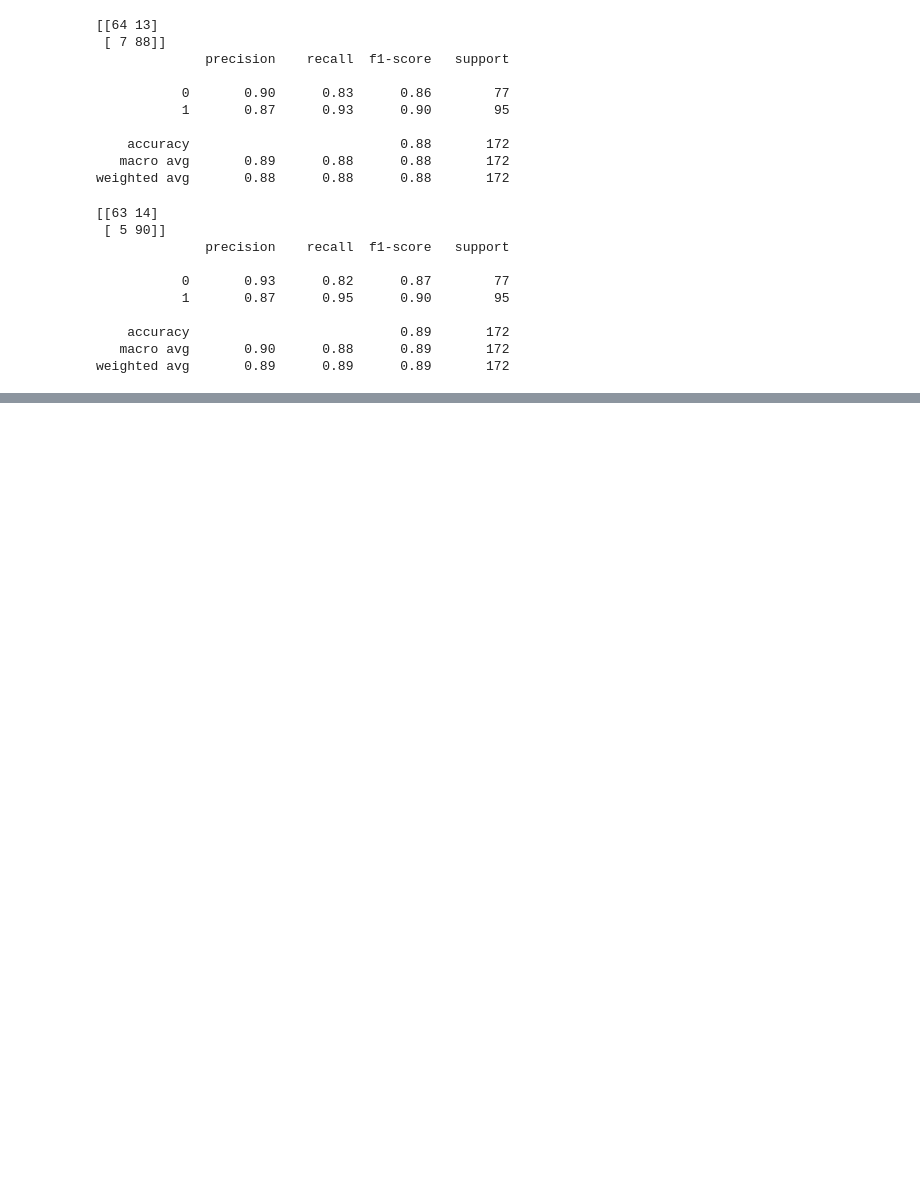
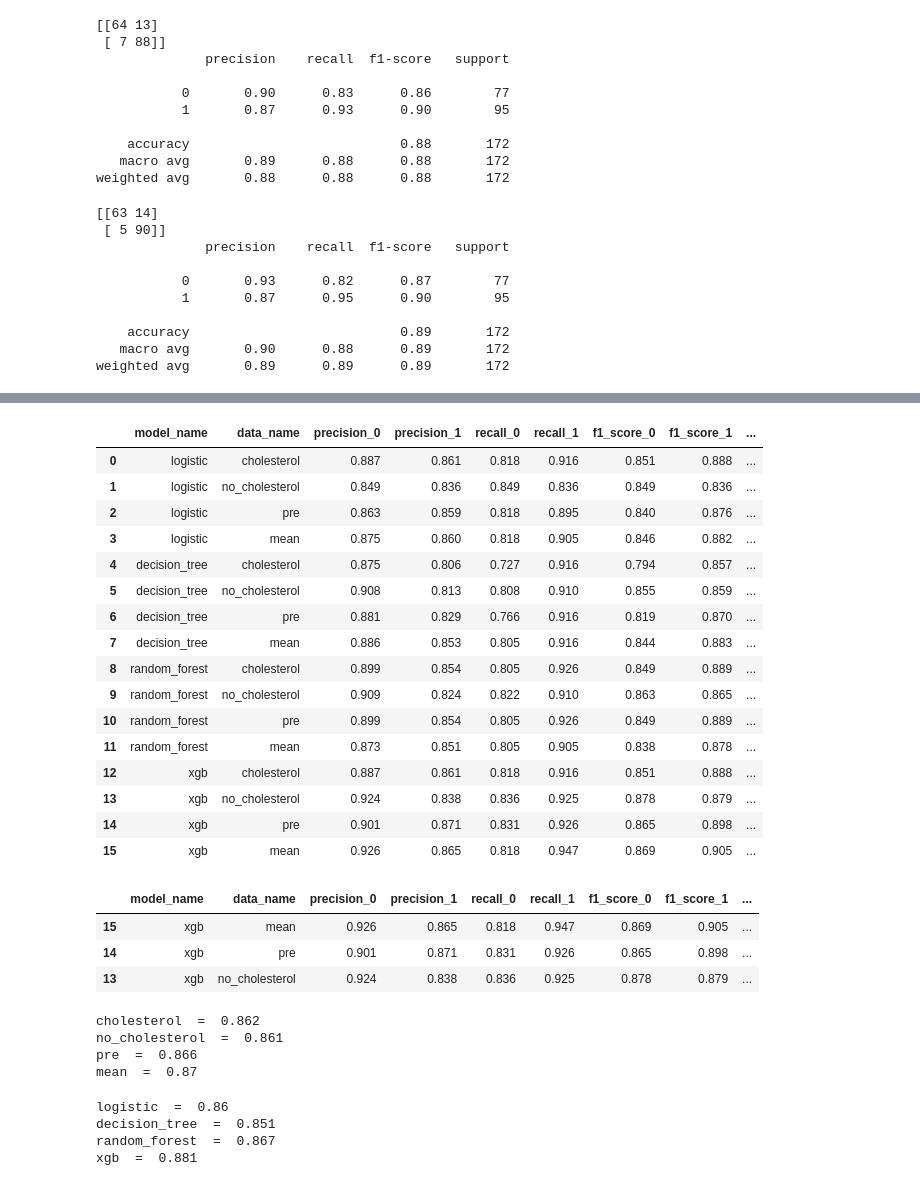
Before and after one commit to pauljo13/Heart-Disease-AI-kaggle, a Jupyter notebook: hd.ipynb, the cells around one changed output, grey strips where cells are left out. Cells and saved outputs as stored; diff of their text form; code cells hidden in the pictures; blank space fills up the shorter version.

```diff
--- a/hd.ipynb
+++ b/hd.ipynb
@@ -972,0 +996,13 @@ weighted avg       0.89      0.89      0.89       172
+# %%
+x_list = [[xc_tain, xn_tain, xp_tain, xm_tain],
+          [xc_val , xn_val , xp_val, xm_val],
+          [xc_teat , xn_teat , xp_teat, xm_teat]]
+
+y_list = [[yc_tain, yn_tain, yp_tain, ym_tain],
+          [yc_val, yn_val, yp_val, ym_val],
+          [yc_test, yn_test, yp_test, ym_test]]
+
+pred_list = [[log_pred_c,log_pred_n, log_pred_p, log_pred_m],
+             [dec_pred_c,dec_pred_n,dec_pred_p,dec_pred_m],
+             [rand_pred_c,rand_pred_n,rand_pred_p,rand_pred_m],
+             [xgb_pred_c,xgb_pred_n,xgb_pred_p,xgb_pred_m]]
@@ -972,0 +1032,67 @@ weighted avg       0.89      0.89      0.89       172
+# %%
+def reportResult(taget,code):
+    result = []
+    if taget == -1:
+        for i in range(4):
+            for j in range(4):
+                result.append(round(classification_report(y_list[1][j], pred_list[i][j], output_dict=True)[code],3))
+    else:
+        for i in range(4):
+            for j in range(4):
+                result.append(round(classification_report(y_list[1][j], pred_list[i][j], output_dict=True)[taget][code],3))
+    return result
+# %%
+for i in report_df.columns[2:]:
+    if "_" in i:
+        taget = i.split("_")[-1]
+        if i.count("_") == 2:
+            code = "-".join(i.split("_")[0:2])
+        else:
+            code = i.split("_")[0]
+    else:
+        taget = -1
+        code = i.split("_")[0]
+    report_df[i] = reportResult(taget,code)
+report_df
+# %% [output]
+|  | model_name | data_name | precision_0 | precision_1 | recall_0 | recall_1 | f1_score_0 | f1_score_1 | ... |
+| 0 | logistic | cholesterol | 0.887 | 0.861 | 0.818 | 0.916 | 0.851 | 0.888 | ... |
+| 1 | logistic | no_cholesterol | 0.849 | 0.836 | 0.849 | 0.836 | 0.849 | 0.836 | ... |
+| 2 | logistic | pre | 0.863 | 0.859 | 0.818 | 0.895 | 0.840 | 0.876 | ... |
+| 3 | logistic | mean | 0.875 | 0.860 | 0.818 | 0.905 | 0.846 | 0.882 | ... |
+| 4 | decision_tree | cholesterol | 0.875 | 0.806 | 0.727 | 0.916 | 0.794 | 0.857 | ... |
+| 5 | decision_tree | no_cholesterol | 0.908 | 0.813 | 0.808 | 0.910 | 0.855 | 0.859 | ... |
+| 6 | decision_tree | pre | 0.881 | 0.829 | 0.766 | 0.916 | 0.819 | 0.870 | ... |
+| 7 | decision_tree | mean | 0.886 | 0.853 | 0.805 | 0.916 | 0.844 | 0.883 | ... |
+| 8 | random_forest | cholesterol | 0.899 | 0.854 | 0.805 | 0.926 | 0.849 | 0.889 | ... |
+| 9 | random_forest | no_cholesterol | 0.909 | 0.824 | 0.822 | 0.910 | 0.863 | 0.865 | ... |
+| 10 | random_forest | pre | 0.899 | 0.854 | 0.805 | 0.926 | 0.849 | 0.889 | ... |
+| 11 | random_forest | mean | 0.873 | 0.851 | 0.805 | 0.905 | 0.838 | 0.878 | ... |
+| 12 | xgb | cholesterol | 0.887 | 0.861 | 0.818 | 0.916 | 0.851 | 0.888 | ... |
+| 13 | xgb | no_cholesterol | 0.924 | 0.838 | 0.836 | 0.925 | 0.878 | 0.879 | ... |
+| 14 | xgb | pre | 0.901 | 0.871 | 0.831 | 0.926 | 0.865 | 0.898 | ... |
+| 15 | xgb | mean | 0.926 | 0.865 | 0.818 | 0.947 | 0.869 | 0.905 | ... |
+# %%
+top3 = report_df.nlargest(3, 'accuracy')
+top3
+# %% [output]
+|  | model_name | data_name | precision_0 | precision_1 | recall_0 | recall_1 | f1_score_0 | f1_score_1 | ... |
+| 15 | xgb | mean | 0.926 | 0.865 | 0.818 | 0.947 | 0.869 | 0.905 | ... |
+| 14 | xgb | pre | 0.901 | 0.871 | 0.831 | 0.926 | 0.865 | 0.898 | ... |
+| 13 | xgb | no_cholesterol | 0.924 | 0.838 | 0.836 | 0.925 | 0.878 | 0.879 | ... |
+# %%
+for i in ['cholesterol','no_cholesterol','pre','mean']:
+    print(i ," = ", round(report_df[report_df['data_name'] == i]['accuracy'].mean(),3))
+# %% [output]
+cholesterol  =  0.862
+no_cholesterol  =  0.861
+pre  =  0.866
+mean  =  0.87
+# %%
+for i in ["logistic", "decision_tree", "random_forest", "xgb"]:
+    print(i ," = ", round(report_df[report_df['model_name'] == i]['accuracy'].mean(),3))
+# %% [output]
+logistic  =  0.86
+decision_tree  =  0.851
+random_forest  =  0.867
+xgb  =  0.881
```
Also changed, not shown: parts of 5 cells of this notebook.
